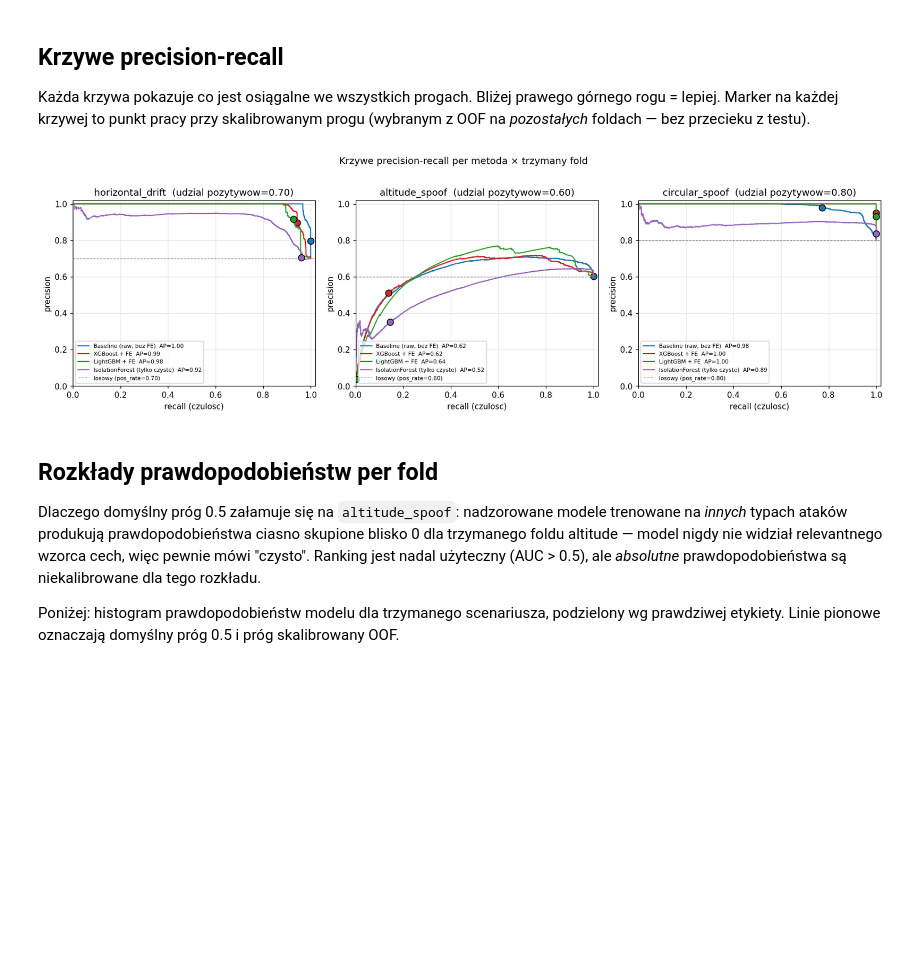
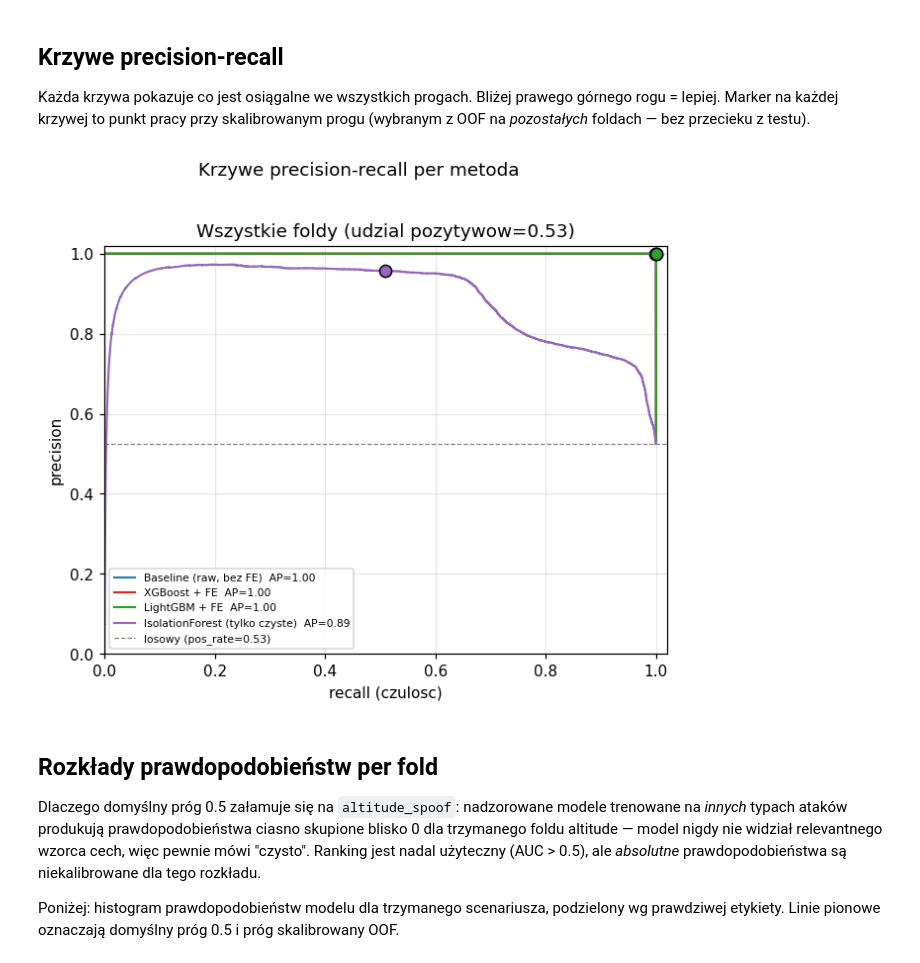
Before and after one commit to matthiasoo/Kosciuszkon-2026, a Jupyter notebook: analysis.ipynb, the cells around one changed output. Drawn from its saved outputs; the diff is of its cells as text; code cells hidden in the pictures; blank space fills up the shorter version.

```diff
--- a/analysis.ipynb
+++ b/analysis.ipynb
@@ -84,26 +84,23 @@ ROLL_BASE = [
     'vn_diff','ve_diff','vd_diff','vel_diff_h','vel_diff_3d',
     'speed_diff','abs_cog_diff',
     'eph_y','epv_y','s_variance_m_s','c_variance_rad',
-    'noise_per_ms','jamming_indicator','satellites_used',
     'eph','epv','evh','evv','ax','ay','az',
 ]
 WINDOWS = [10, 50, 200]
 def add_rolling_features(df):
     out = df.copy()
     for w in WINDOWS:
-        rolled = (df.groupby('scenario_type')[ROLL_BASE]
+        rolled = (df[ROLL_BASE]
                     .rolling(w, min_periods=1).agg(['mean','std']))
         rolled.columns = [f'{c}_r{w}_{stat}' for c, stat in rolled.columns]
-        rolled = rolled.reset_index(level=0, drop=True)
         out = pd.concat([out, rolled], axis=1)
     return out.fillna(0.0)
 
 raw_data = prepare(df)
 fe_data  = add_rolling_features(add_divergence_features(raw_data))
 
-ATTACK_SCENARIOS = ['horizontal_drift', 'altitude_spoof', 'circular_spoof']
-RAW_FEATS = [c for c in raw_data.columns if c not in ('label','scenario_type')]
-FE_FEATS  = [c for c in fe_data.columns  if c not in ('label','scenario_type')]
+RAW_FEATS = [c for c in raw_data.columns if c not in ('label',)]
+FE_FEATS  = [c for c in fe_data.columns  if c not in ('label',)]
 print('cech surowych:', len(RAW_FEATS), '   cech po FE:', len(FE_FEATS))
 # %% [output]
 cech surowych: 47    cech po FE: 222
@@ -158,53 +156,40 @@ pipeliny przebudowane.
 
 Każda krzywa pokazuje co jest osiągalne we wszystkich progach. Bliżej prawego górnego rogu = lepiej. Marker na każdej krzywej to punkt pracy przy skalibrowanym progu (wybranym z OOF na *pozostałych* foldach — bez przecieku z testu).
 # %%
-def calibrate_threshold(fold_proba):
-    folds = list(fold_proba)
-    chosen = {}
-    for held in folds:
-        ys, ps = [], []
-        for other in folds:
-            if other == held: continue
-            y, p = fold_proba[other]
-            ys.append(y); ps.append(p)
-        y_pool = np.concatenate(ys); p_pool = np.concatenate(ps)
-        prec, rec, thr = precision_recall_curve(y_pool, p_pool)
-        f1 = 2*prec*rec / (prec + rec + 1e-12)
-        bi = int(np.argmax(f1))
-        chosen[held] = float(thr[bi-1]) if 0 < bi <= len(thr) else 0.5
-    return chosen
-
-calibrated_thr = {name: calibrate_threshold(fp) for name, fp in METHODS.items()}
-
-fig, axes = plt.subplots(1, 3, figsize=(15, 4.5))
+fig, ax = plt.subplots(1, 1, figsize=(6, 5))
 COLORS = {'Baseline (raw, bez FE)':'#1f77b4', 'XGBoost + FE':'#d62728',
           'LightGBM + FE':'#2ca02c', 'IsolationForest (tylko czyste)':'#9467bd'}
 
-for ax, held in zip(axes, ATTACK_SCENARIOS):
-    for name, fp in METHODS.items():
-        y, p = fp[held]
-        prec, rec, thr = precision_recall_curve(y, p)
-        ap = average_precision_score(y, p)
-        ax.plot(rec, prec, color=COLORS[name], lw=1.4,
-                label=f'{name}  AP={ap:.2f}')
-        # punkt pracy przy skalibrowanym progu
-        t = calibrated_thr[name][held]
-        pred = (p >= t).astype(int)
-        op_p = precision_score(y, pred, zero_division=0)
-        op_r = recall_score(y, pred, zero_division=0)
-        ax.plot(op_r, op_p, 'o', color=COLORS[name], ms=8, mec='black')
-    pos_rate = METHODS['Baseline (raw, bez FE)'][held][0].mean()
-    ax.axhline(pos_rate, color='gray', ls='--', lw=0.8,
-               label=f'losowy (pos_rate={pos_rate:.2f})')
-    ax.set_title(f'{held}  (udzial pozytywow={pos_rate:.2f})')
-    ax.set_xlabel('recall (czulosc)'); ax.set_ylabel('precision')
-    ax.set_xlim(0, 1.02); ax.set_ylim(0, 1.02)
-    ax.legend(fontsize=7, loc='lower left')
-plt.suptitle('Krzywe precision-recall per metoda × trzymany fold', y=1.02)
+for name, fp in METHODS.items():
+    # Zbieranie wynikow ze wszystkich foldow
+    ys, ps = [], []
+    for fold_name, (y, p) in fp.items():
+        ys.extend(y); ps.extend(p)
+    y, p = np.array(ys), np.array(ps)
+
+    prec, rec, thr = precision_recall_curve(y, p)
+    ap = average_precision_score(y, p)
+    ax.plot(rec, prec, color=COLORS[name], lw=1.4,
+            label=f'{name}  AP={ap:.2f}')
+
+    # punkt pracy
+    pred = (p >= 0.5).astype(int)
+    op_p = precision_score(y, pred, zero_division=0)
+    op_r = recall_score(y, pred, zero_division=0)
+    ax.plot(op_r, op_p, 'o', color=COLORS[name], ms=8, mec='black')
+
+pos_rate = np.mean(y)
+ax.axhline(pos_rate, color='gray', ls='--', lw=0.8,
+           label=f'losowy (pos_rate={pos_rate:.2f})')
+ax.set_title(f'Wszystkie foldy (udzial pozytywow={pos_rate:.2f})')
+ax.set_xlabel('recall (czulosc)'); ax.set_ylabel('precision')
+ax.set_xlim(0, 1.02); ax.set_ylim(0, 1.02)
+ax.legend(fontsize=7, loc='lower left')
+plt.suptitle('Krzywe precision-recall per metoda', y=1.02)
 plt.tight_layout()
 plt.show()
 # %% [output]
-[figure, old version]
+[figure, new version]
 # %% [markdown]
 ## Rozkłady prawdopodobieństw per fold
 
```
Also changed, not shown: parts of 4 cells of this notebook, 6 other files.
